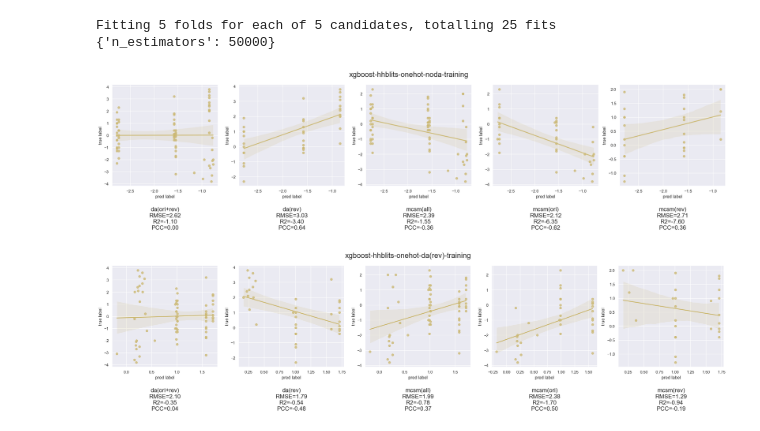
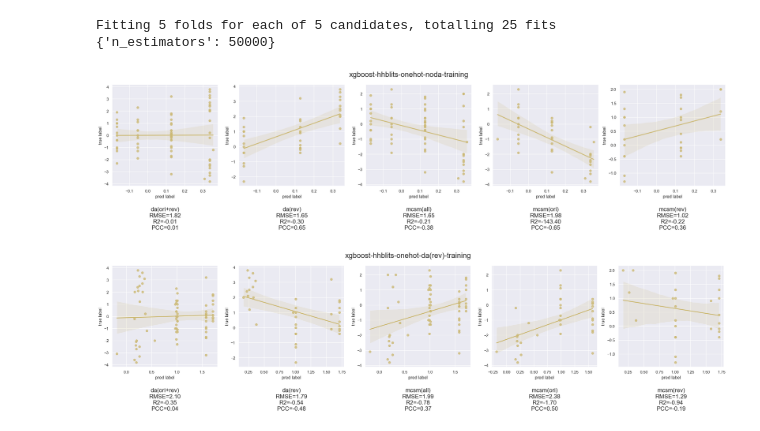
Before and after one commit to Liuzhe30/MEMO-stab, a Jupyter notebook: experiment/exp_stability_prediction/data_augmentation/da-rev-machine-learning.ipynb, the cells around one changed output. Cells and saved outputs as stored; diff of their text form; code cells hidden in the pictures.

```diff
--- a/experiment/exp_stability_prediction/data_augmentation/da-rev-machine-learning.ipynb
+++ b/experiment/exp_stability_prediction/data_augmentation/da-rev-machine-learning.ipynb
@@ -183,7 +183,14 @@ print(optimized_GBM.best_params_)
 Fitting 5 folds for each of 5 candidates, totalling 25 fits
 {'n_estimators': 50000}
 # %%
-clf = XGBRegressor(n_estimators=50000,learning_rate=0.001)
+import xgboost as xgb
+from xgboost import XGBRegressor
+from sklearn.metrics import r2_score, mean_squared_error
+from scipy.stats import pearsonr
+from sklearn.model_selection import cross_val_score, KFold
+sns.set(color_codes=True)
+
+clf = XGBRegressor(n_estimators=500,learning_rate=0.001,objective='reg:squarederror')
 clf.fit(X_train1, Y_train1)
 Y_pred1 = clf.predict(X_test1)
 Y_pred2 = clf.predict(X_test2)
@@ -232,34 +239,34 @@ plt.xlabel("pred label")
 sns.regplot(x=Y_pred2,y=Y_test2,color='y')
 
 plt.subplot(1, 5, 2)
 plt.title('da(rev)\nRMSE=%.2f\nR2=%.2f\nPCC=%.2f'%(rmse_list[2],r2_list[2],pcc_list[2]), fontsize=16,y=-0.45)
 plt.ylabel("true label")
 plt.xlabel("pred label")
 sns.regplot(x=Y_pred3,y=Y_test3,color='y')
 
 plt.subplot(1, 5, 3)
 plt.title('mcsm(all)\nRMSE=%.2f\nR2=%.2f\nPCC=%.2f'%(rmse_list[3],r2_list[3],pcc_list[3]), fontsize=16,y=-0.45)
 plt.ylabel("true label")
 plt.xlabel("pred label")
 sns.regplot(x=Y_pred4,y=Y_test4,color='y')
 
 plt.subplot(1, 5, 4)
 plt.title('mcsm(ori)\nRMSE=%.2f\nR2=%.2f\nPCC=%.2f'%(rmse_list[4],r2_list[4],pcc_list[4]), fontsize=16,y=-0.45)
 plt.ylabel("true label")
 plt.xlabel("pred label")
 sns.regplot(x=Y_pred5,y=Y_test5,color='y')
 
 plt.subplot(1, 5, 5)
 plt.title('mcsm(rev)\nRMSE=%.2f\nR2=%.2f\nPCC=%.2f'%(rmse_list[5],r2_list[5],pcc_list[5]), fontsize=16,y=-0.45)
 plt.ylabel("true label")
 plt.xlabel("pred label")
 sns.regplot(x=Y_pred6,y=Y_test6,color='y')
 
 plt.suptitle('xgboost-hhblits-onehot-noda-training', fontsize=20)
 plt.savefig('images/xgboost-hhblits-onehot-noda-training.png',dpi=300, bbox_inches = 'tight')
 plt.show()
 # %% [output]
-[figure, old version]
+[figure, new version]
 # %%
 import xgboost as xgb
 from xgboost import XGBRegressor
```
Also changed, not shown: 4 other files.
